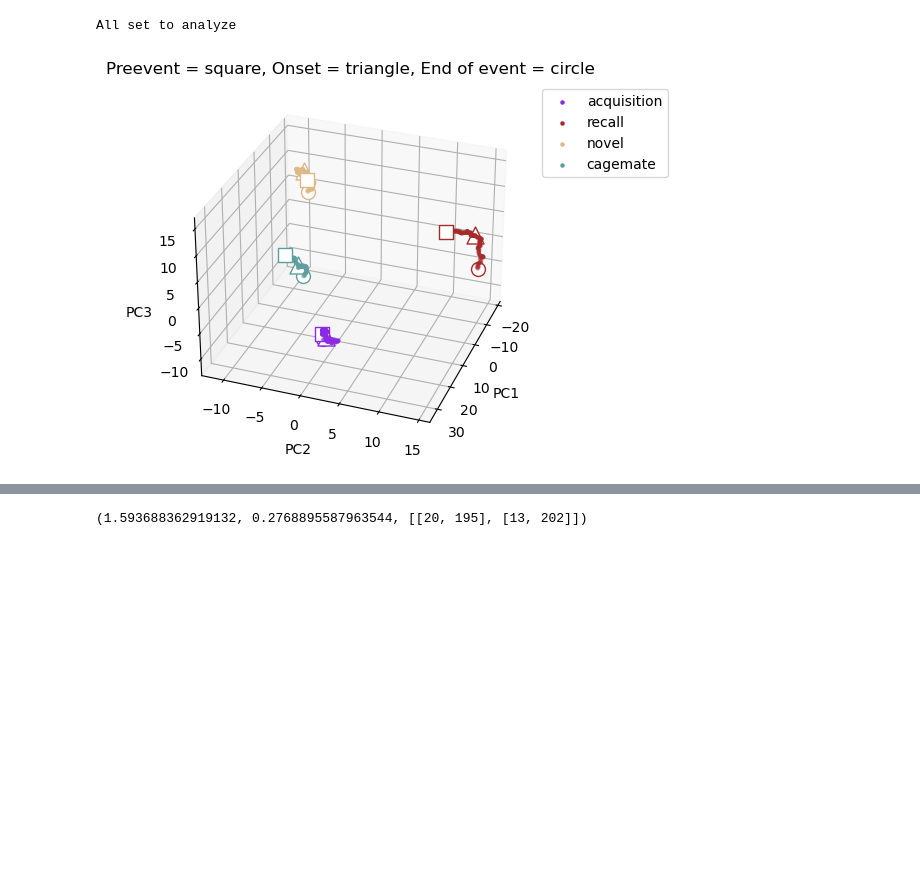
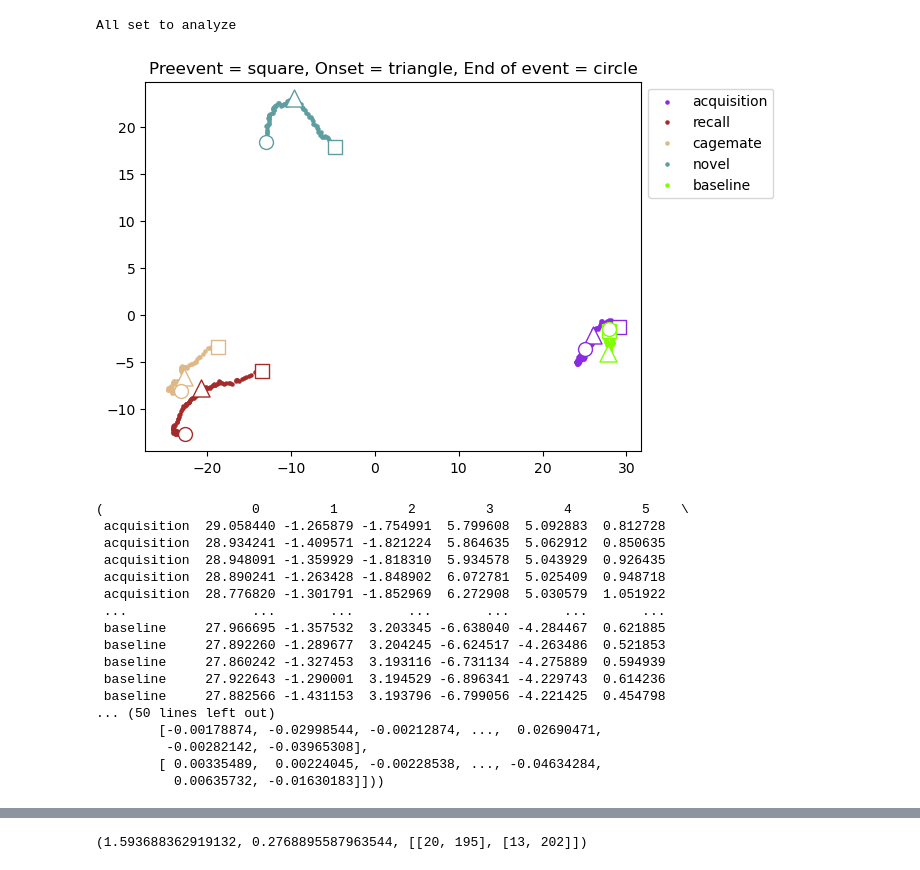
Before and after one commit to tomHep10/diff_fam_social_memory_ephys, a Jupyter notebook: Phase1_exploration.ipynb, the cells around one changed output, grey strips where cells are left out. Saved outputs shown, nothing was run; the diff lists cells and outputs as text; code cells hidden in the pictures; blank space fills up the shorter version.

Commit message:
phase 2 data analysis including behavior data

```diff
--- a/Phase1_exploration.ipynb
+++ b/Phase1_exploration.ipynb
@@ -175,9 +175,26 @@ phase2_analysis = spike.SpikeAnalysis_MultiRecording(phase2_collection, 100, 50,
 # %% [output]
 All set to analyze
 # %%
-phase2_analysis.PCA_trajectories(3, 2, d = 3, events = ['acquisition', 'recall', 'novel', 'cagemate'])
+phase2_analysis.PCA_trajectories(3, 2)
 # %% [output]
-[figure, old version]
+[figure, new version]
+(                   0         1         2         3         4         5    \
+ acquisition  29.058440 -1.265879 -1.754991  5.799608  5.092883  0.812728
+ acquisition  28.934241 -1.409571 -1.821224  5.864635  5.062912  0.850635
+ acquisition  28.948091 -1.359929 -1.818310  5.934578  5.043929  0.926435
+ acquisition  28.890241 -1.263428 -1.848902  6.072781  5.025409  0.948718
+ acquisition  28.776820 -1.301791 -1.852969  6.272908  5.030579  1.051922
+ ...                ...       ...       ...       ...       ...       ...
+ baseline     27.966695 -1.357532  3.203345 -6.638040 -4.284467  0.621885
+ baseline     27.892260 -1.289677  3.204245 -6.624517 -4.263486  0.521853
+ baseline     27.860242 -1.327453  3.193116 -6.731134 -4.275889  0.594939
+ baseline     27.922643 -1.290001  3.194529 -6.896341 -4.229743  0.614236
+ baseline     27.882566 -1.431153  3.193796 -6.799056 -4.221425  0.454798
+... (50 lines left out)
+        [-0.00178874, -0.02998544, -0.00212874, ...,  0.02690471,
+         -0.00282142, -0.03965308],
+        [ 0.00335489,  0.00224045, -0.00228538, ..., -0.04634284,
+          0.00635732, -0.01630183]]))
 # %%
 phase2_analysis.PCA_trajectories(3, 2, d = 3, azim=10, elev=80)
 # %% [output]
```
Also changed, not shown: parts of 27 cells of this notebook.
